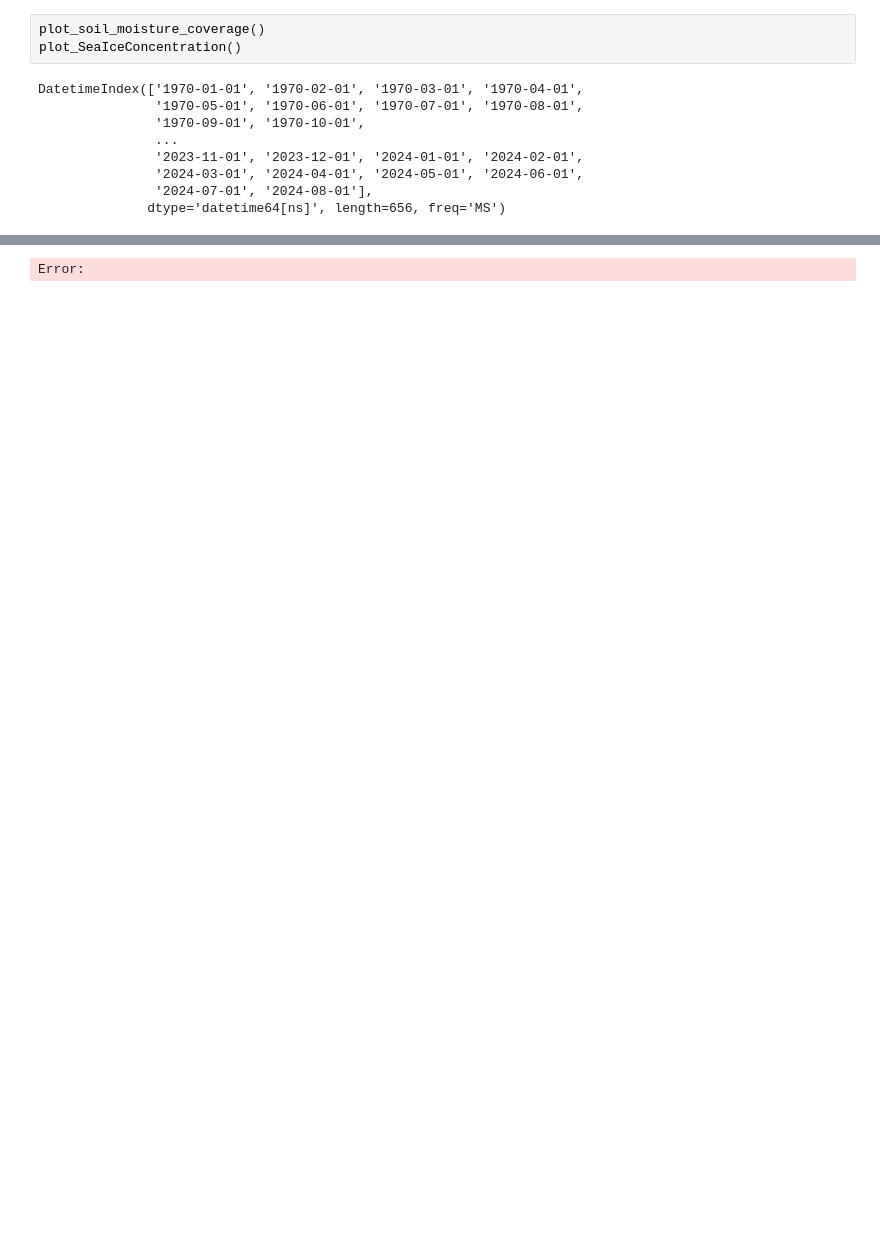
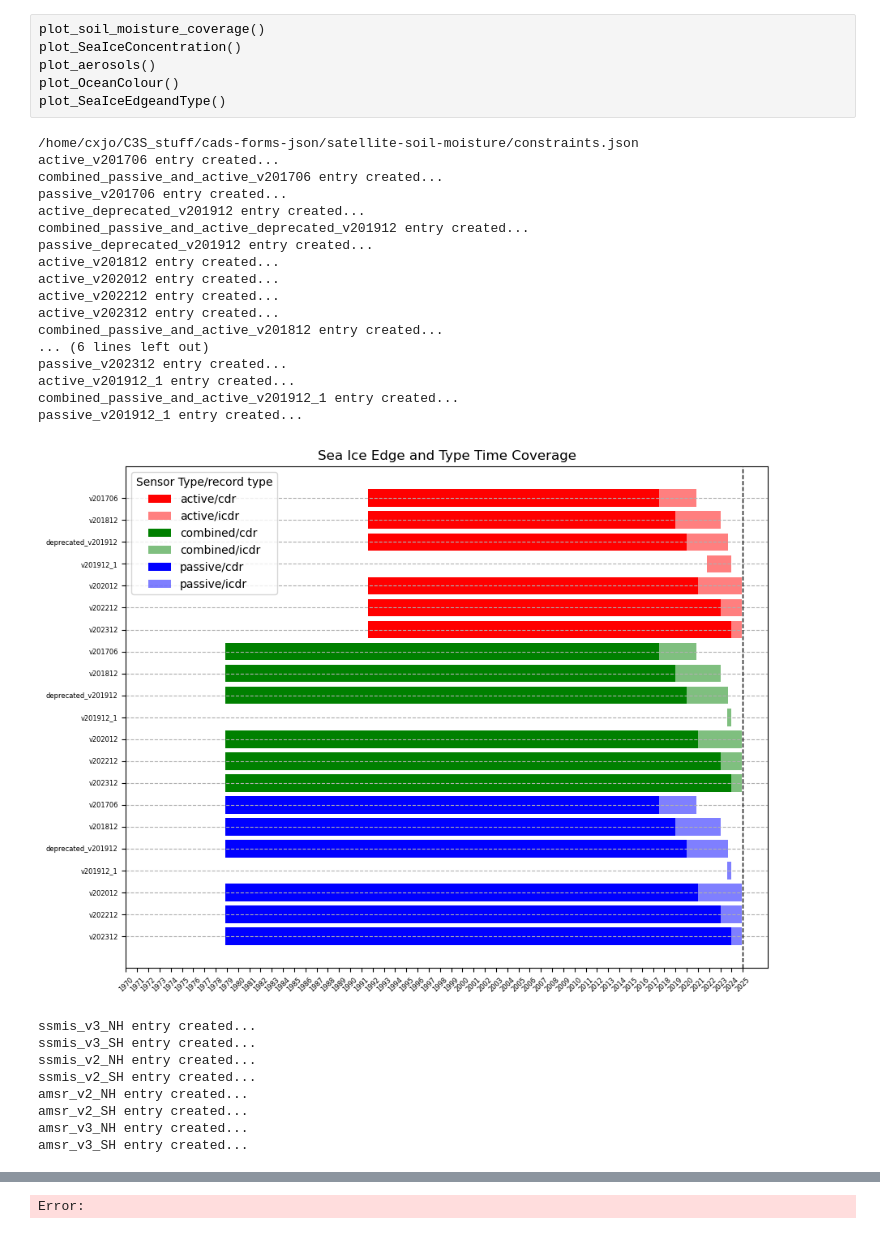
Before and after one commit to jpmartins83/CDS_data_timecoverage, a Jupyter notebook: ecv_coverage_per_catalogue_entry.ipynb, the cells around one changed output, grey strips where cells are left out. Drawn from its saved outputs; the diff is of its cells as text; blank space fills up the shorter version.

Commit message:
small corrections, new products in per_catalogue_entry

```diff
--- a/ecv_coverage_per_catalogue_entry.ipynb
+++ b/ecv_coverage_per_catalogue_entry.ipynb
@@ -420,12 +617,33 @@ gomos_on_envisat aergom v4_01s entry created...
 # %%
 plot_soil_moisture_coverage()
 plot_SeaIceConcentration()
+plot_aerosols()
+plot_OceanColour()
+plot_SeaIceEdgeandType()
 # %% [output]
-DatetimeIndex(['1970-01-01', '1970-02-01', '1970-03-01', '1970-04-01',
-               '1970-05-01', '1970-06-01', '1970-07-01', '1970-08-01',
-               '1970-09-01', '1970-10-01',
-               ...
-               '2023-11-01', '2023-12-01', '2024-01-01', '2024-02-01',
-               '2024-03-01', '2024-04-01', '2024-05-01', '2024-06-01',
-               '2024-07-01', '2024-08-01'],
-              dtype='datetime64[ns]', length=656, freq='MS')
+/home/cxjo/C3S_stuff/cads-forms-json/satellite-soil-moisture/constraints.json
+active_v201706 entry created...
+combined_passive_and_active_v201706 entry created...
+passive_v201706 entry created...
+active_deprecated_v201912 entry created...
+combined_passive_and_active_deprecated_v201912 entry created...
+passive_deprecated_v201912 entry created...
+active_v201812 entry created...
+active_v202012 entry created...
+active_v202212 entry created...
+active_v202312 entry created...
+combined_passive_and_active_v201812 entry created...
+... (6 lines left out)
+passive_v202312 entry created...
+active_v201912_1 entry created...
+combined_passive_and_active_v201912_1 entry created...
+passive_v201912_1 entry created...
+[figure, added]
+ssmis_v3_NH entry created...
+ssmis_v3_SH entry created...
+ssmis_v2_NH entry created...
+ssmis_v2_SH entry created...
+amsr_v2_NH entry created...
+amsr_v2_SH entry created...
+amsr_v3_NH entry created...
+amsr_v3_SH entry created...
```
Also changed, not shown: parts of 3 cells of this notebook, 1 other file.
